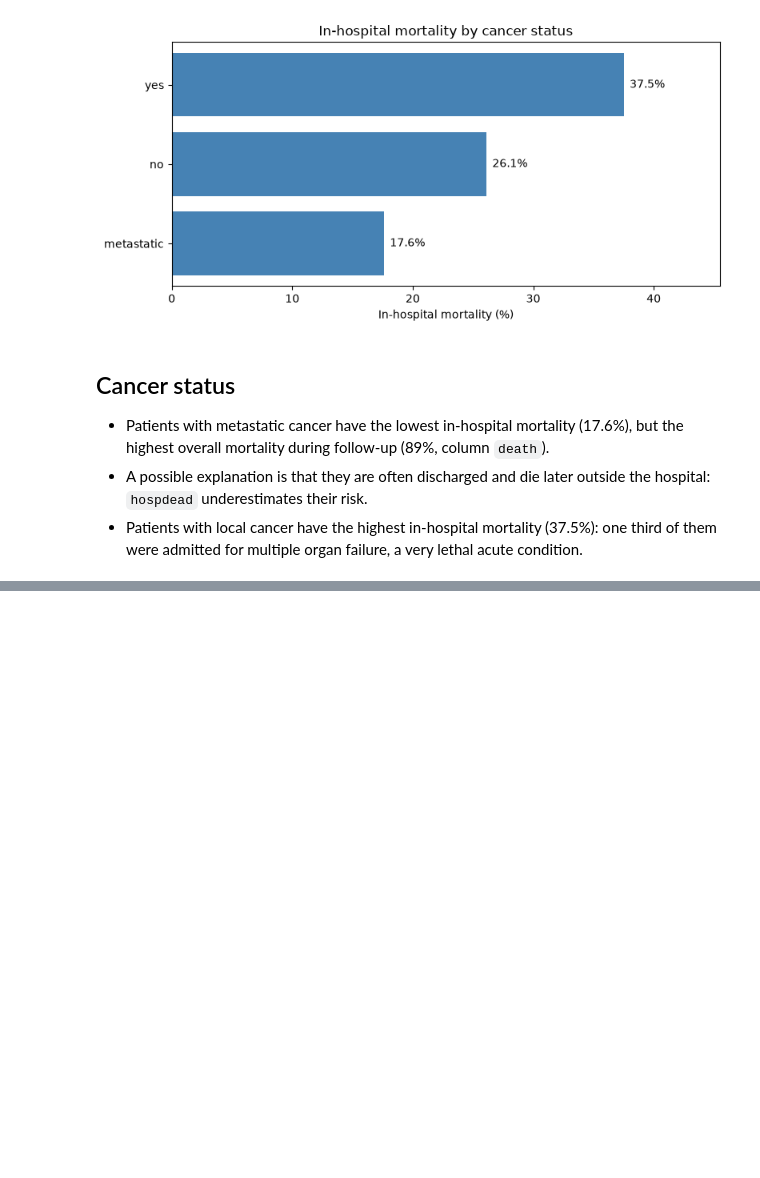
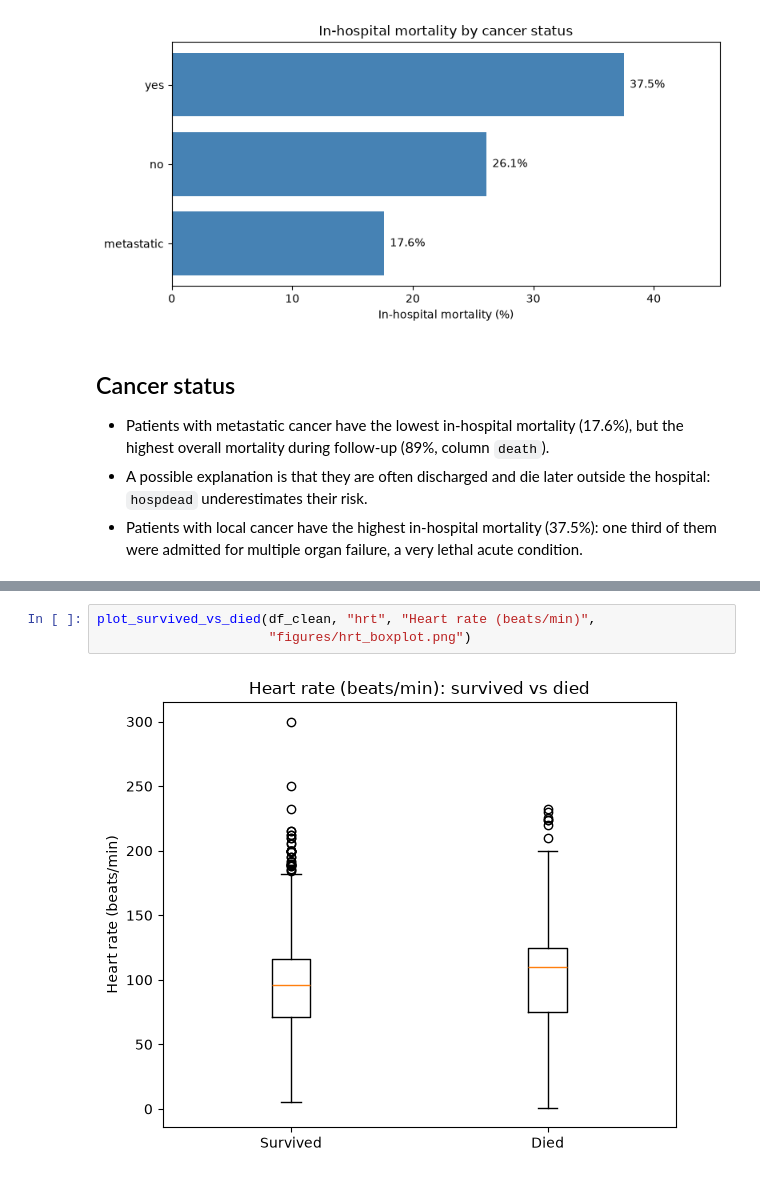
Before and after one commit to HamidMardani78/mortality-analysis, a Jupyter notebook: 01_exploration.ipynb, the cells around one changed output, grey strips where cells are left out. Saved outputs shown, nothing was run; the diff lists cells and outputs as text; blank space fills up the shorter version.

```diff
--- a/01_exploration.ipynb
+++ b/01_exploration.ipynb
@@ -261,0 +269,5 @@ plot_mortality_by_group(table, "In-hospital mortality by cancer status",
+# %%
+plot_survived_vs_died(df_clean, "hrt", "Heart rate (beats/min)",
+                      "figures/hrt_boxplot.png")
+# %% [output]
+[figure, added]
```
Also changed, not shown: parts of 3 cells of this notebook, 3 other files.
